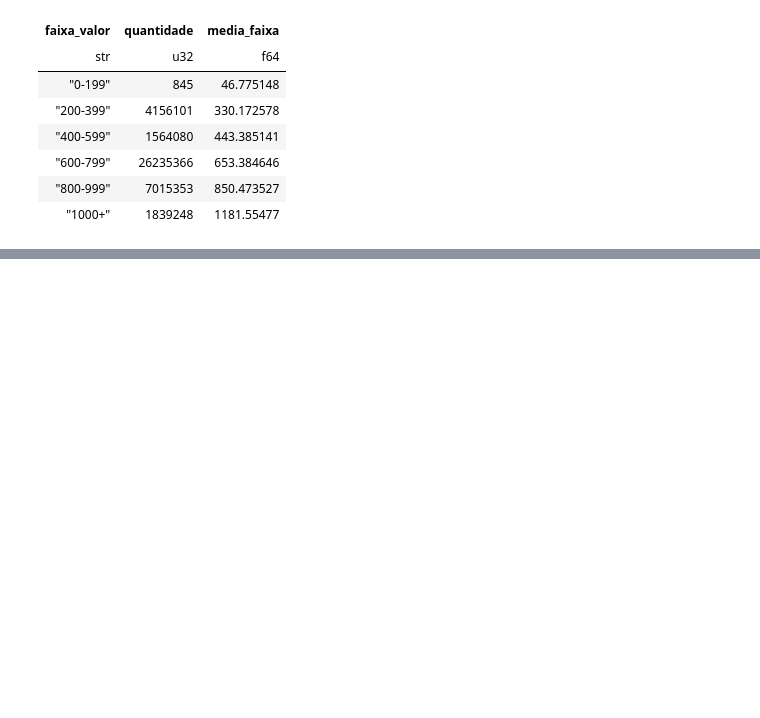
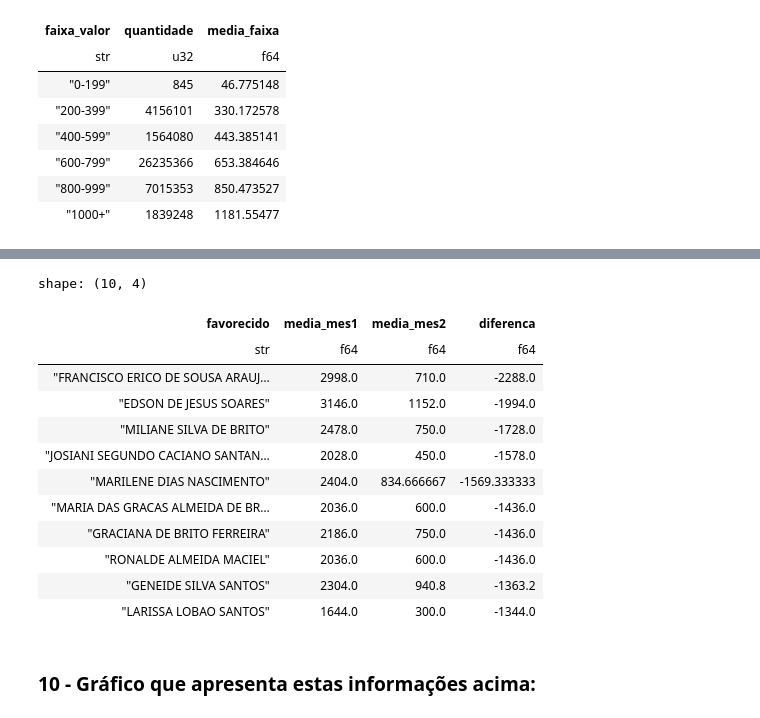
Before and after one commit to Andrerod15/treinamentos-conteudo, a Jupyter notebook: bolsafamilia2.ipynb, the cells around one changed output, grey strips where cells are left out. Saved outputs shown, nothing was run; the diff lists cells and outputs as text; code cells hidden in the pictures; blank space fills up the shorter version.

```diff
--- a/bolsafamilia2.ipynb
+++ b/bolsafamilia2.ipynb
@@ -132,0 +237,37 @@ fig.write_html("grafico_beneficiarios_por_faixa_etaria.html")
+# %%
+df_mes1 = df_bolsa2.filter(pl.col("mes_comp") == mes1)
+df_mes2 = df_bolsa2.filter(pl.col("mes_comp") == mes2)
+
+media_mes1 = (
+    df_mes1.group_by("favorecido")
+    .agg(pl.col("parcela").mean().alias("media_mes1"))
+)
+
+media_mes2 = (
+    df_mes2.group_by("favorecido")
+    .agg(pl.col("parcela").mean().alias("media_mes2"))
+)
+
+comparacao = (
+    media_mes1.join(media_mes2, on="favorecido", how="inner")
+    .with_columns((pl.col("media_mes2") - pl.col("media_mes1")).alias("diferenca"))
+    .sort("diferenca", descending=True)
+)
+
+comparacao.sort("diferenca").head(10)
+# %% [output]
+shape: (10, 4)
+| favorecido | media_mes1 | media_mes2 | diferenca |
+| str | f64 | f64 | f64 |
+| "FRANCISCO ERICO DE SOUSA ARAUJ… | 2998.0 | 710.0 | -2288.0 |
+| "EDSON DE JESUS SOARES" | 3146.0 | 1152.0 | -1994.0 |
+| "MILIANE SILVA DE BRITO" | 2478.0 | 750.0 | -1728.0 |
+| "JOSIANI SEGUNDO CACIANO SANTAN… | 2028.0 | 450.0 | -1578.0 |
+| "MARILENE DIAS NASCIMENTO" | 2404.0 | 834.666667 | -1569.333333 |
+| "MARIA DAS GRACAS ALMEIDA DE BR… | 2036.0 | 600.0 | -1436.0 |
+| "GRACIANA DE BRITO FERREIRA" | 2186.0 | 750.0 | -1436.0 |
+| "RONALDE ALMEIDA MACIEL" | 2036.0 | 600.0 | -1436.0 |
+| "GENEIDE SILVA SANTOS" | 2304.0 | 940.8 | -1363.2 |
+| "LARISSA LOBAO SANTOS" | 1644.0 | 300.0 | -1344.0 |
+# %% [markdown]
+### 10 - Gráfico que apresenta estas informações acima:
```
Also changed, not shown: parts of 15 cells of this notebook, 1 other file.
